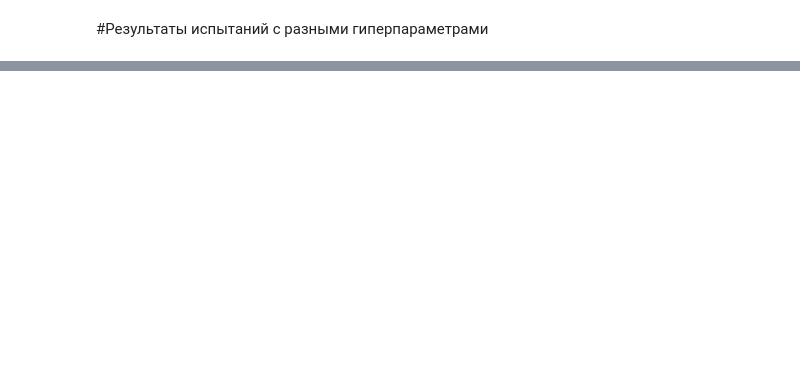
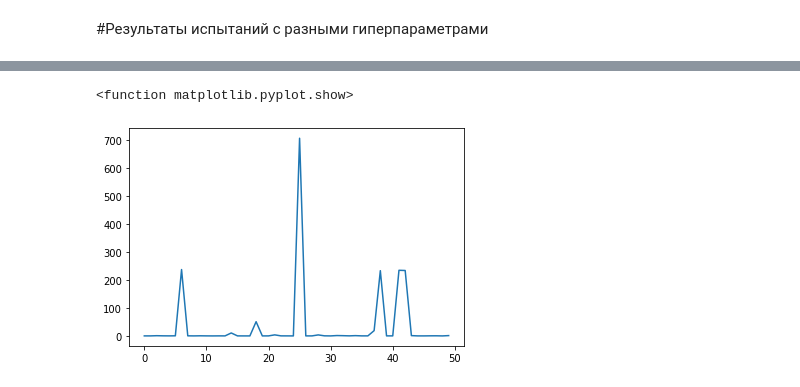
Before and after one commit to VKapicyn/m06-006sk-course-work-var2, a Jupyter notebook: Алгоритм_по_Дарвину_на_графе_из_1024_узлов.ipynb, the cells around one changed output, grey strips where cells are left out. Drawn from its saved outputs; the diff is of its cells as text; code cells hidden in the pictures; blank space fills up the shorter version.

```diff
--- a/Алгоритм_по_Дарвину_на_графе_из_1024_узлов.ipynb
+++ b/Алгоритм_по_Дарвину_на_графе_из_1024_узлов.ipynb
@@ -227,0 +262,6 @@ print(colony.getMetrics())
+# %%
+plt.plot(times)
+plt.show
+# %% [output]
+<function matplotlib.pyplot.show>
+[figure, added]
```
Also changed, not shown: parts of 12 cells of this notebook.
